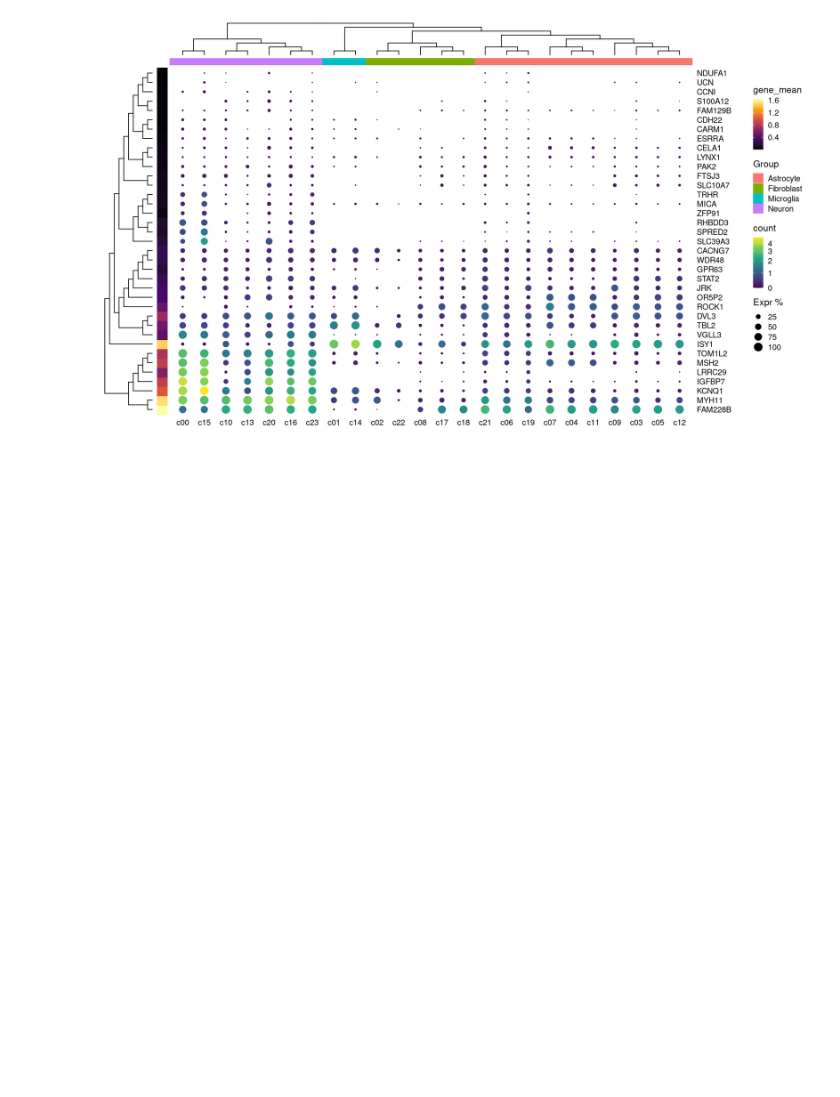
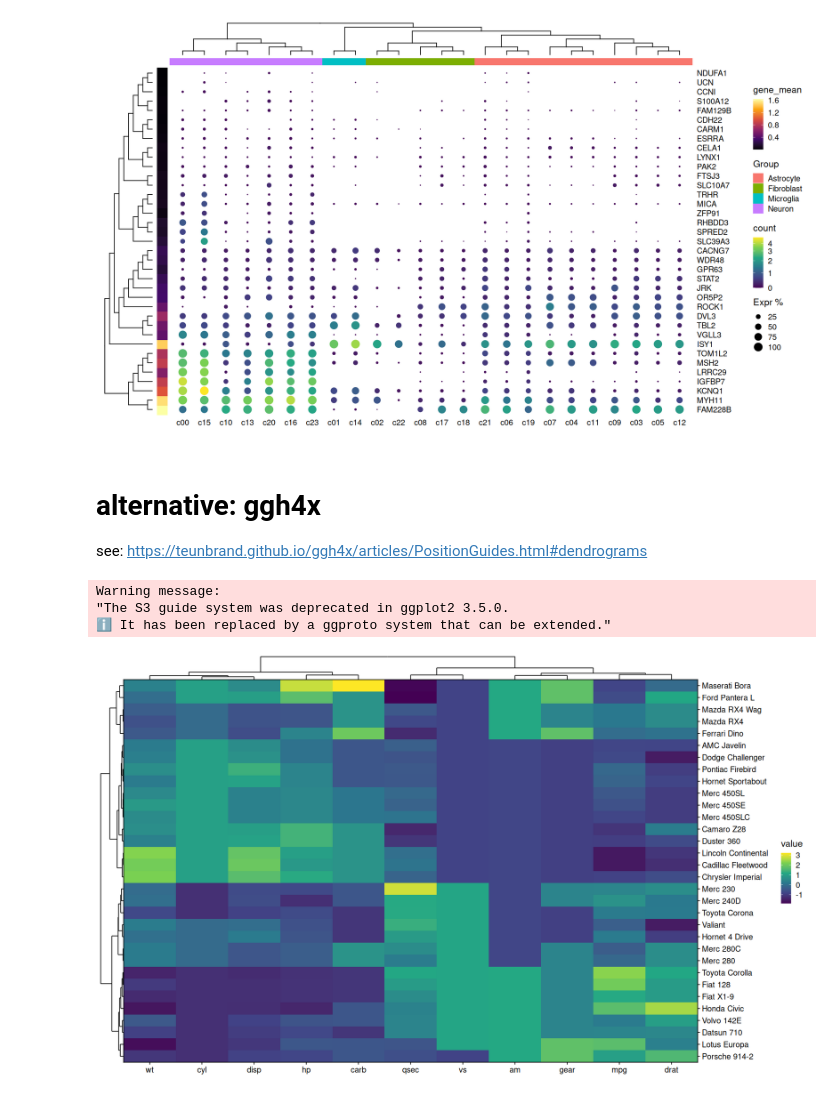
Before and after one commit to rvalieris/notebooks, a Jupyter notebook: src/ggplot2/clustered_heatmap.ipynb, the cells around one changed output. Drawn from its saved outputs; the diff is of its cells as text; code cells hidden in the pictures; blank space fills up the shorter version.

```diff
--- a/src/ggplot2/clustered_heatmap.ipynb
+++ b/src/ggplot2/clustered_heatmap.ipynb
@@ -205,3 +205,7 @@ insert_hclust(cluster_by=count, hclust_method='ward.D2')
 Warning message:
 "Removed 193 rows containing missing values or values outside the scale range (`geom_point()`)."
 [figure]
+# %% [markdown]
+# alternative: ggh4x
+
+see: https://teunbrand.github.io/ggh4x/articles/PositionGuides.html#dendrograms
@@ -207,0 +214,29 @@ Warning message:
+# %%
+clst1 <-
+    scale(mtcars) |>
+    dist() |>
+    hclust("ward.D2")
+clst2 <-
+    scale(mtcars) |>
+    t() |>
+    dist() |>
+    hclust("ward.D2")
+
+df <-
+    scale(mtcars) |>
+    as_tibble(rownames = 'model') |>
+    pivot_longer(names_to = 'vars', values_to = 'value', -model)
+
+ggplot(df, aes(vars, model, fill = value)) +
+    geom_raster() +
+    scale_fill_viridis_c() +
+    coord_cartesian(expand=0) +
+    labs(y=NULL,x=NULL) +
+    scale_y_dendrogram(hclust = clst1, guide = guide_dendro(label = FALSE)) +
+    scale_x_dendrogram(hclust = clst2, position = 'top', guide = guide_dendro(label = FALSE)) +
+    guides(y.sec = guide_axis(), x.sec=guide_axis())
+# %% [output]
+Warning message:
+"The S3 guide system was deprecated in ggplot2 3.5.0.
+ℹ It has been replaced by a ggproto system that can be extended."
+[figure, added]
```
Also changed, not shown: parts of 2 cells of this notebook, 2 other files.
